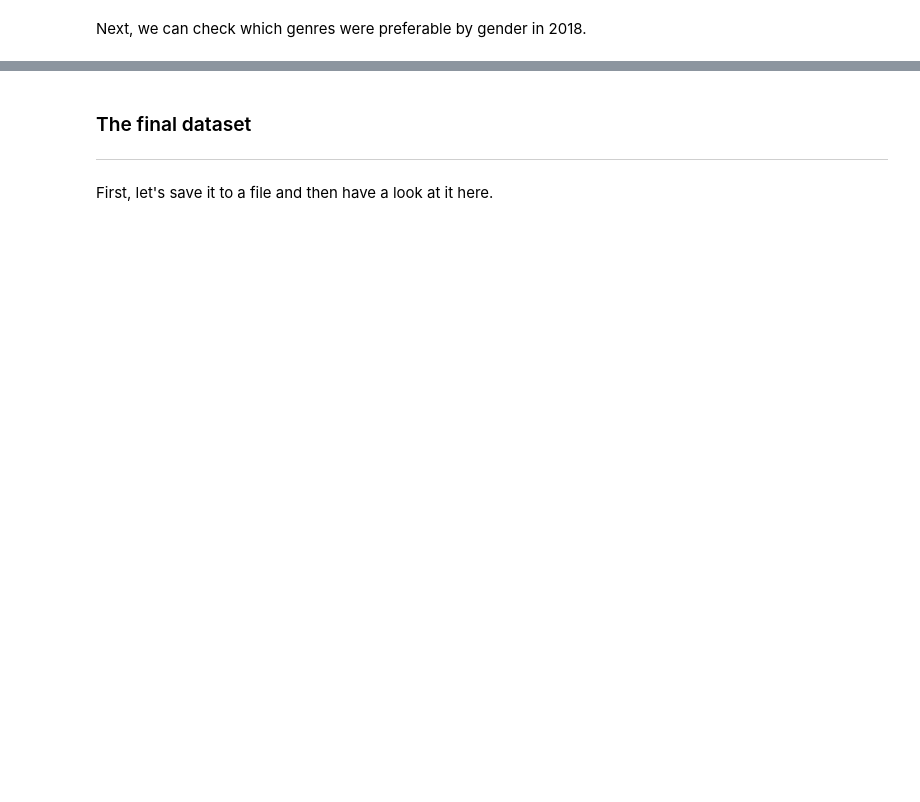
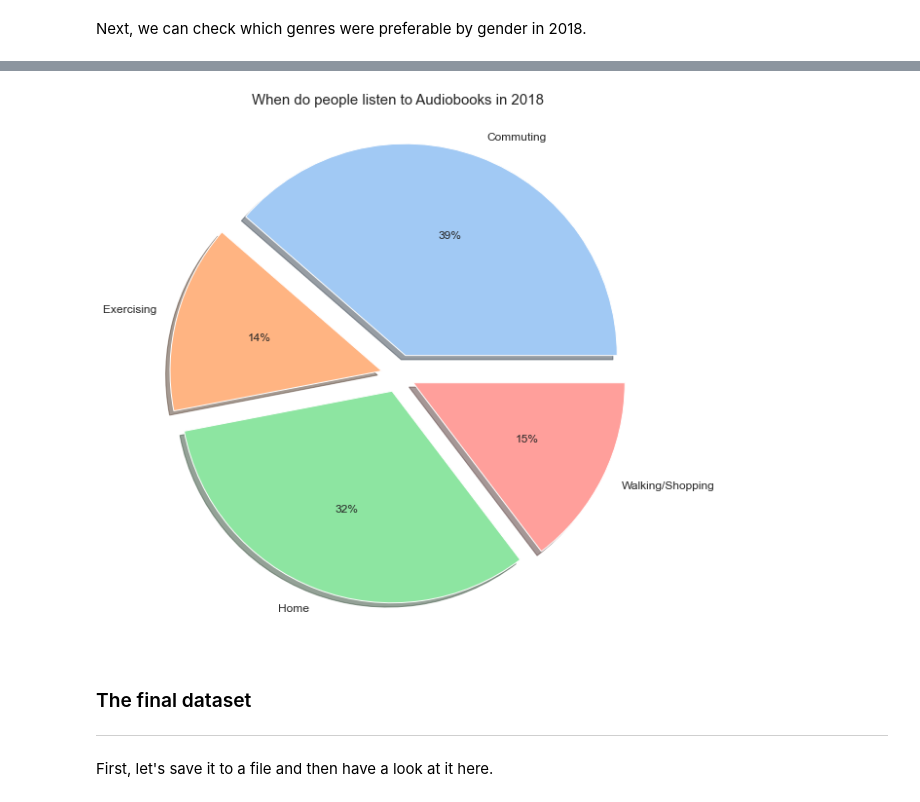
Before and after one commit to angelinka/programming_for_DA_project, a Jupyter notebook: audiobooks.ipynb, the cells around one changed output, grey strips where cells are left out. Saved outputs shown, nothing was run; the diff lists cells and outputs as text; code cells hidden in the pictures; blank space fills up the shorter version.

```diff
--- a/audiobooks.ipynb
+++ b/audiobooks.ipynb
@@ -624,3 +690,14 @@ plt.show()
+# %%
+# When do people listen to Audiobooks 2018
+explode = (0.1, 0.08, 0.08, 0.08)
+colors = sns.color_palette('pastel')
+y18.plot(kind='pie', autopct='%1.0f%%', textprops={'fontsize': 12}, colors=colors, explode=explode, shadow=True)
+plt.title('When do people listen to Audiobooks in 2018', fontsize=15)
+plt.ylabel("")
+
+plt.show()
+# %% [output]
+[figure, added]
 # %% [markdown]
 ### The final dataset
 ***
```
Also changed, not shown: parts of 24 cells of this notebook, 2 other files.
